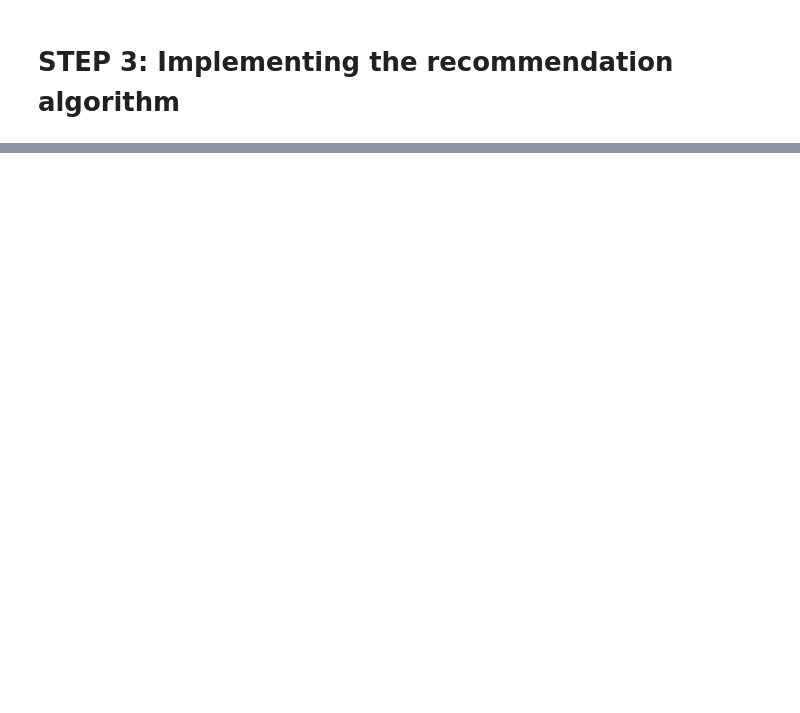
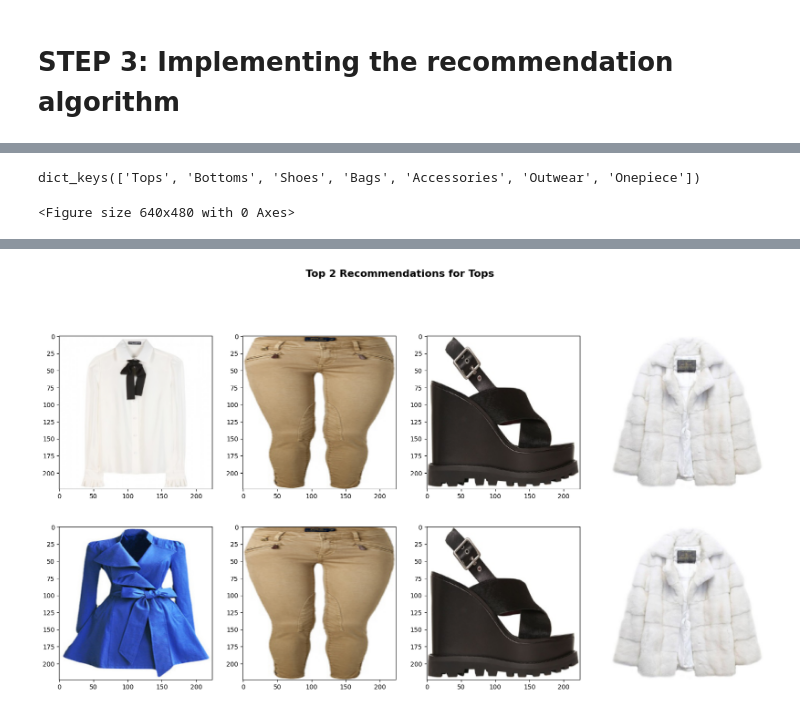
Before and after one commit to thanbskt/Recommendation_tool, a Jupyter notebook: Recommendation_algorithm.ipynb, the cells around one changed output, grey strips where cells are left out. Drawn from its saved outputs; the diff is of its cells as text; code cells hidden in the pictures; blank space fills up the shorter version.

```diff
--- a/Recommendation_algorithm.ipynb
+++ b/Recommendation_algorithm.ipynb
@@ -66,6 +110,6 @@ data["Tops"].shape
 # STEP 2: Importing the prediction model we will use to get the scores
 # %%
 # First we load the prediction model
-model = load_model("path_to_saved_model.h5")
+model = load_model("/home/thanos/Desktop/Sustainable_fashion/data/models/models_recommendation/model_Tops_Bottoms_Shoes_Outwear.h5")
 # We can display the models summary to check the INPUTS of the model
 model.summary()
@@ -74,3 +156,8 @@ model.summary()
+# %%
+x = data.keys()
+print(x)
+# %% [output]
+dict_keys(['Tops', 'Bottoms', 'Shoes', 'Bags', 'Accessories', 'Outwear', 'Onepiece'])
 # %%
 def recommend_outfits(data, categories, recommend_cat):
     # categories = ['Tops', 'Bottoms', 'Shoes','Outwear']
@@ -128,7 +215,8 @@ def recommend_outfits(data, categories, recommend_cat):
 
     fig, axs = plt.subplots(2, len(categories), figsize=(5 * len(categories), 10))
 
-    plt.suptitle('Top 2 Recommendations' , fontsize=16, fontweight='bold', y=1.02)
+    plt.suptitle(f'Top 2 Recommendations for {recommend_cat}', fontsize=16, fontweight='bold', y=1.02)
+
 
     for idx, (i, outfit) in enumerate(top_outfits_df.iterrows()):
         for col_idx, cat in enumerate(categories):
@@ -137,5 +225,11 @@ def recommend_outfits(data, categories, recommend_cat):
 
 plt.tight_layout()
 plt.show()
+# %% [output]
+<Figure size 640x480 with 0 Axes>
-# %%
-recommend_outfits(data, ['Tops', 'Bottoms', 'Shoes'], 'Shoes')
+# %%
+# We try to recommend one item form categories at a time, here we give as input the categories we use in the model(check model summary)
+# and the category we want to get recommendation. The first items from the non recommendation categories are picked as default.
+# ATTENTION: Be careful with outwear and outerwear spelling, we use outwear the most of times
+recommend_outfits(data, ['Tops', 'Bottoms', 'Shoes','Outwear'], 'Tops')
+# %% [output]
@@ -141,0 +242 @@ recommend_outfits(data, ['Tops', 'Bottoms', 'Shoes'], 'Shoes')
+[figure, added]
```
Also changed, not shown: parts of 7 cells of this notebook, 10 other files.
